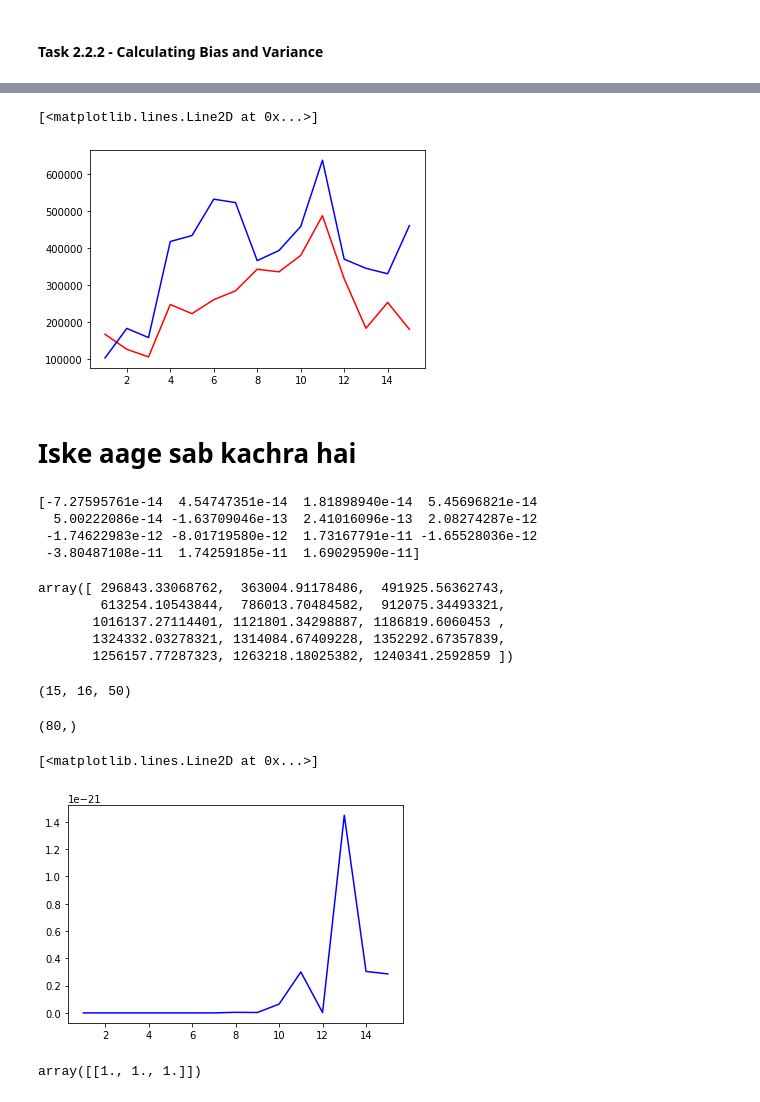
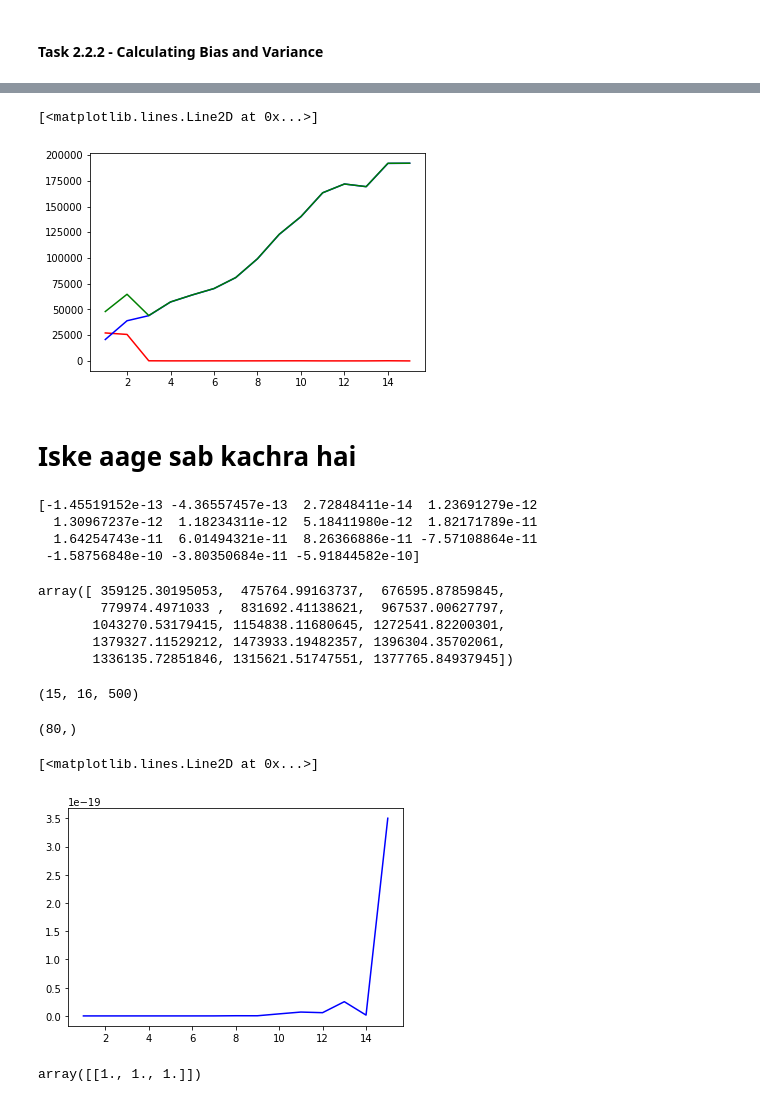
Before and after one commit to ShreyasRevankar/Polynomial-Regression, a Jupyter notebook: 1_assgn1/code.ipynb, the cells around one changed output, grey strips where cells are left out. Saved outputs shown, nothing was run; the diff lists cells and outputs as text; code cells hidden in the pictures.

```diff
--- a/1_assgn1/code.ipynb
+++ b/1_assgn1/code.ipynb
@@ -17,7 +17,7 @@ with open('../data/train.pkl', 'rb') as f:
     my_data = data
     # divide data into 16 sets
     for i in range(16):
-        my_arr = data[i*50:(i+1)*50]
+        my_arr = data[i*500:(i+1)*500]
         my_arr = my_arr[my_arr[:,0].argsort()]
         train_sets_X.append(my_arr[:,0])
         train_sets_Y.append(my_arr[:,1])
@@ -71,29 +71,33 @@ def regression(x, y, degree):
     coefs = []
     intercepts = []
     y_predicted = []
+    regs = []
     for i in range(len(train_sets_X_poly)):
         reg.fit(train_sets_X_poly[i], y[i])
         y_predicted.append(reg.predict(train_sets_X_poly[i]))
         coefs.append(reg.coef_)
         intercepts.append(reg.intercept_)
+        regs.append(reg)
 
-    return y_predicted, coefs, intercepts
+    return y_predicted, coefs, intercepts, regs
 # %%
 poly_y = []
 poly_coefs = []
 poly_intercepts = []
+poly_regs = []
 for i in range(1, 16):
-    y_predicted, coefs, intercepts = regression(train_sets_X, train_sets_Y, i)
+    y_predicted, coefs, intercepts, regs = regression(train_sets_X, train_sets_Y, i)
     poly_y.append(y_predicted)
     poly_coefs.append(coefs)
     poly_intercepts.append(intercepts)
+    poly_regs.append(regs)
 
 # UNCOMENT THIS LATER
-# plt.figure(figsize=(25,200))
-# for i in range(15):
-#     for j in range(16):
-#         plt.subplot(60,4,16*i + j+1)
-#         plt.scatter(train_sets_X[j], train_sets_Y[j], s=1)
-#         plt.ylim(-10000, 10000)
-#         plt.plot(train_sets_X[j], poly_y[i][j], color='red')
-#         plt.title('degree: ' + str(i+1) + ' set: ' + str(j+1))
+plt.figure(figsize=(25,200))
+for i in range(15):
+    for j in range(16):
+        plt.subplot(16,4,j+1)
+        plt.scatter(train_sets_X[j], train_sets_Y[j], s=1)
+        plt.ylim(-10000, 10000)
+        plt.plot(train_sets_X[j], poly_y[i][j])
+        plt.title('degree: ' + str(i+1) + ' set: ' + str(j+1))
@@ -114,7 +120,7 @@ for i in range(1, 16):
 def calc_poly(coefs, x):
     ans = 0
     for i in range(len(coefs)):
-        ans += coefs[i] * x**i
+        ans += coefs[i] * x**(i+1)
     return ans
 
 bias = []
@@ -150,4 +156,4 @@ for deg in range(15):
 variance = np.array(variance)
 
 # bias.shape
-print(bias, variance)
+# print(bias, variance)
@@ -172,12 +160,13 @@ print(bias, variance)
 # %%
 avg_bias = np.mean(bias, axis=1)
 avg_variance = np.mean(variance, axis=1)
 
 plt.plot(range(1,16), avg_bias**2, color='red')
 plt.plot(range(1,16), avg_variance, color='blue')
+plt.plot(range(1,16), avg_bias**2 + avg_variance, color='green')
 # %% [output]
 [<matplotlib.lines.Line2D at 0x...>]
-[figure, old version]
+[figure, new version]
 # %% [markdown]
 # Iske aage sab kachra hai
 # %%
@@ -191,10 +180,10 @@ for i in range(15):
 bias = np.array(bias)
 print(bias)
 # %% [output]
-[-7.27595761e-14  4.54747351e-14  1.81898940e-14  5.45696821e-14
-  5.00222086e-14 -1.63709046e-13  2.41016096e-13  2.08274287e-12
- -1.74622983e-12 -8.01719580e-12  1.73167791e-11 -1.65528036e-12
- -3.80487108e-11  1.74259185e-11  1.69029590e-11]
+[-1.45519152e-13 -4.36557457e-13  2.72848411e-14  1.23691279e-12
+  1.30967237e-12  1.18234311e-12  5.18411980e-12  1.82171789e-11
+  1.64254743e-11  6.01494321e-11  8.26366886e-11 -7.57108864e-11
+ -1.58756848e-10 -3.80350684e-11 -5.91844582e-10]
 # %%
 variance = []
 var_arr = []
@@ -210,15 +199,15 @@ variance = np.sum(np.array(var_arr), axis=1)/16
 
 variance
 # %% [output]
-array([ 296843.33068762,  363004.91178486,  491925.56362743,
-        613254.10543844,  786013.70484582,  912075.34493321,
-       1016137.27114401, 1121801.34298887, 1186819.6060453 ,
-       1324332.03278321, 1314084.67409228, 1352292.67357839,
-       1256157.77287323, 1263218.18025382, 1240341.2592859 ])
+array([ 359125.30195053,  475764.99163737,  676595.87859845,
+        779974.4971033 ,  831692.41138621,  967537.00627797,
+       1043270.53179415, 1154838.11680645, 1272541.82200301,
+       1379327.11529212, 1473933.19482357, 1396304.35702061,
+       1336135.72851846, 1315621.51747551, 1377765.84937945])
 # %%
 np.array(poly_y).shape
 # %% [output]
-(15, 16, 50)
+(15, 16, 500)
 # %%
 test_sets_Y.shape
 # %% [output]
@@ -228,7 +217,7 @@ test_sets_Y.shape
 plt.plot(range(1,16), bias**2, color='blue')
 # %% [output]
 [<matplotlib.lines.Line2D at 0x...>]
-[figure, old version]
+[figure, new version]
 # %%
 my_poly = PolynomialFeatures(degree=3, include_bias=False)
 my_poly.set_params()
```
Also changed, not shown: parts of 2 cells of this notebook.
